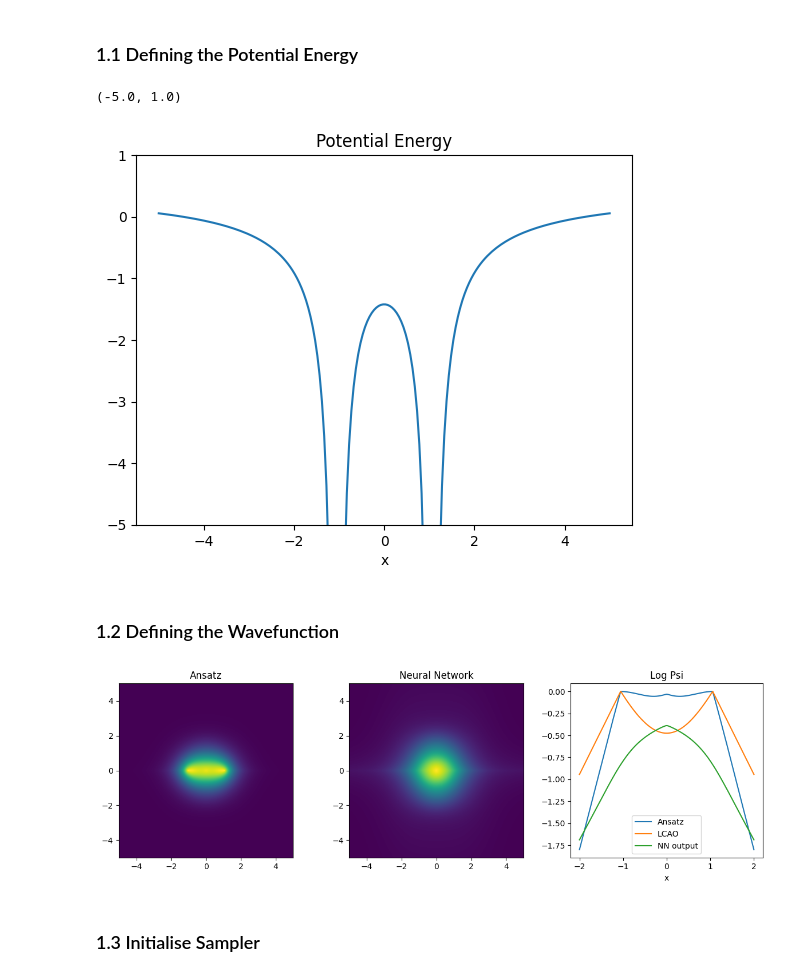
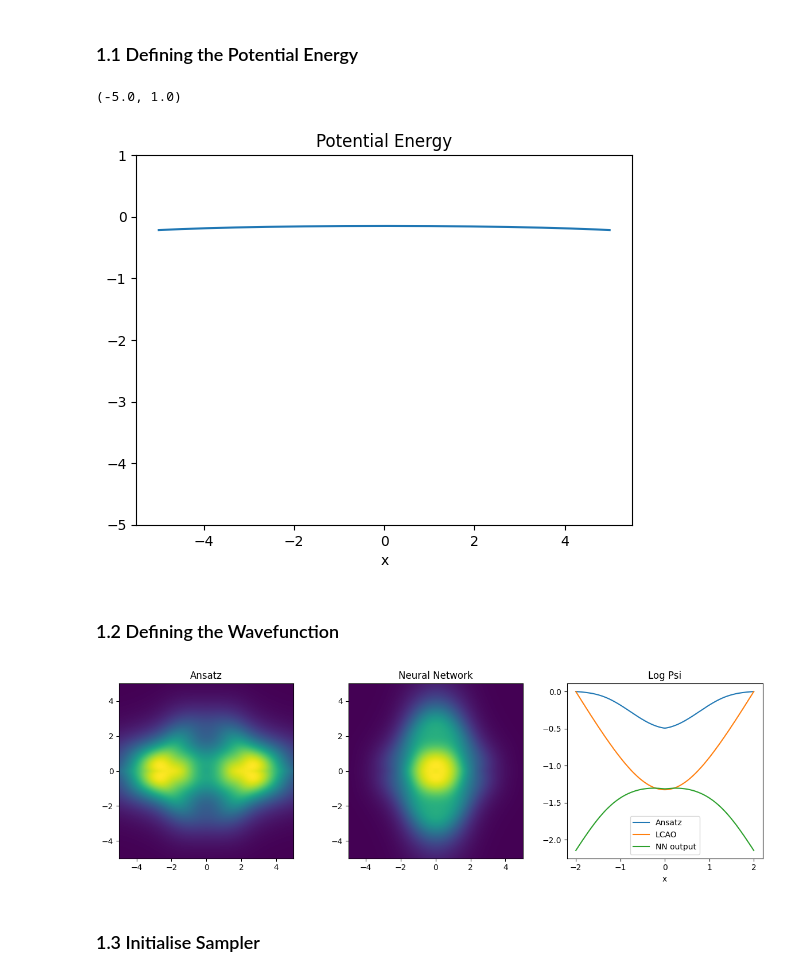
Before and after one commit to evanwonisch/NeuralQuantumStates, a Jupyter notebook: run/LCAO/dihydrogen_variable_distance.ipynb, the cells around one changed output. Drawn from its saved outputs; the diff is of its cells as text; code cells hidden in the pictures.

```diff
--- a/run/LCAO/dihydrogen_variable_distance.ipynb
+++ b/run/LCAO/dihydrogen_variable_distance.ipynb
@@ -72,9 +74,4 @@ and $NN$ is a $C^2$-smooth Neural Network.
 Remark: $\hbar = m  = 1$ and $e^2 = 4\pi\epsilon_0$ will be set.
 # %% [markdown]
 ### 1.1 Defining the Potential Energy
-# %%
-dist = 2.1095
-
-R = jnp.array([[dist/2,0,0],[-dist/2,0,0]])     # nuclei positions
-k = jnp.array([1.,1.])                          # potential energy coefficients
 # %%
@@ -92,21 +99,13 @@ E_nuc = calc_E_nuc()
 # %%
-
-#
-# The potential energy function depending on the coordinates
-#
-def potential(x):
-    x = jnp.expand_dims(x, axis = 1)
-    r = jnp.expand_dims(R,  axis = 0)
-    d = jnp.sqrt(jnp.sum((x - r)**2, axis = 2))
-    return - jnp.sum(k/d ,axis = 1) + E_nuc
+potential = H2Potential(20)
 
 
 # the hamiltonian
-hamiltonian = module.hamiltonians.Particles(masses = [1], potential = potential)
+hamiltonian = module.hamiltonians.Particles(masses = [1], potential = potential.calc_potential)
 
 xs = jnp.linspace(-5, 5, 200)
 pos = jnp.array([xs,xs*0,xs*0])
-ys = potential(jnp.swapaxes(pos, 0, 1))
+ys = potential.calc_potential(jnp.swapaxes(pos, 0, 1))
 plt.plot(xs, ys)
 plt.title("Potential Energy")
 plt.xlabel("x")
@@ -115,7 +114,7 @@ plt.ylim(-5, 1)
 # run.utils.save_plot("The potential of the H2+ ion. The ionic distance is 2")
 # %% [output]
 (-5.0, 1.0)
-[figure, old version]
+[figure, new version]
 # %% [markdown]
 ### 1.2 Defining the Wavefunction
 # %%
@@ -145,13 +144,14 @@ class Ansatz(module.wavefunctions.Wavefunction):
         super().__init__(input_shape = (3,))
 
         self.nn = NN()
-        self.lcao = module.wavefunctions.LCAO(R, k)
+        self.lcao = module.wavefunctions.LCAO()
 
 
-    def init_param(self, key):
+    def init_param(self, R, k, key):
         nn_param = self.nn.init(key, jnp.empty((3,)))
+        lcao_param = self.lcao.init_parameters(R, k, jnp.ones_like(k))
 
-        return nn_param
+        return {"nn":nn_param, "lcao":lcao_param}
 
     @partial(jax.jit, static_argnames=['self'])
     def eval_nn(self, parameters, x):
@@ -167,46 +167,46 @@ class Ansatz(module.wavefunctions.Wavefunction):
 
     @partial(jax.jit, static_argnames=['self'])
     def calc_logpsi(self, parameters, x):
-        return self.lcao.calc_logpsi(jnp.array([1., 1.]), x) + self.eval_nn(parameters, x)
+        return self.lcao.calc_logpsi(parameters["lcao"], x) + self.eval_nn(parameters["nn"], x)
 # %%
 ansatz = Ansatz()
 # %%
 key, _ = jax.random.split(key)
-param = ansatz.init_param(key)
+param = ansatz.init_param(potential.R, potential.k,key)
 # %%
 f, axs = plt.subplots(1, 3, figsize = (12,4))
 
 xs = jnp.linspace(-5, 5, num = 1000)
 ys = jnp.linspace(-5, 5, num = 1000)
 xss, yss = jnp.meshgrid(xs, ys)
 im = jnp.stack((xss, yss, jnp.ones_like(xss) * 0), axis = 2)
 
 res = ansatz.calc_psi(param, im.reshape(-1, 3)).reshape(xss.shape)
 axs[0].imshow(res, extent = [-5, 5, -5, 5])
 axs[0].set_title("Ansatz")
 
-res = ansatz.eval_nn(param, im.reshape(-1, 3)).reshape(xss.shape)
+res = ansatz.eval_nn(param["nn"], im.reshape(-1, 3)).reshape(xss.shape)
 axs[1].imshow(jnp.exp(res), extent = [-5, 5, -5, 5])
 axs[1].set_title("Neural Network")
 
 
 r, line = getLine(0, jnp.pi/2, r_max=2)
 psi = ansatz.calc_logpsi(param, line)
-psi_lcao = ansatz.lcao.calc_logpsi(jnp.array([1.,1.]), line)
-nn_out = ansatz.eval_nn(param, line)
+psi_lcao = ansatz.lcao.calc_logpsi(param["lcao"], line)
+nn_out = ansatz.eval_nn(param["nn"], line)
 
 axs[2].plot(r, psi - jnp.max(psi), label = "Ansatz")
 axs[2].plot(r, psi_lcao - jnp.max(psi_lcao), label = "LCAO")
 axs[2].plot(r, nn_out, label = "NN output")
 
 axs[2].set_title("Log Psi")
 axs[2].legend()
 axs[2].set_xlabel("x")
 
 f.tight_layout()
 
 # run.utils.save_plot("The combination of an LCAO Ansatz with a Neural Network added in the logarithm. Before Optimisation.")
 # %% [output]
-[figure, old version]
+[figure, new version]
 # %% [markdown]
 ### 1.3 Initialise Sampler
```
Also changed, not shown: parts of 8 cells of this notebook, 1 other file.
